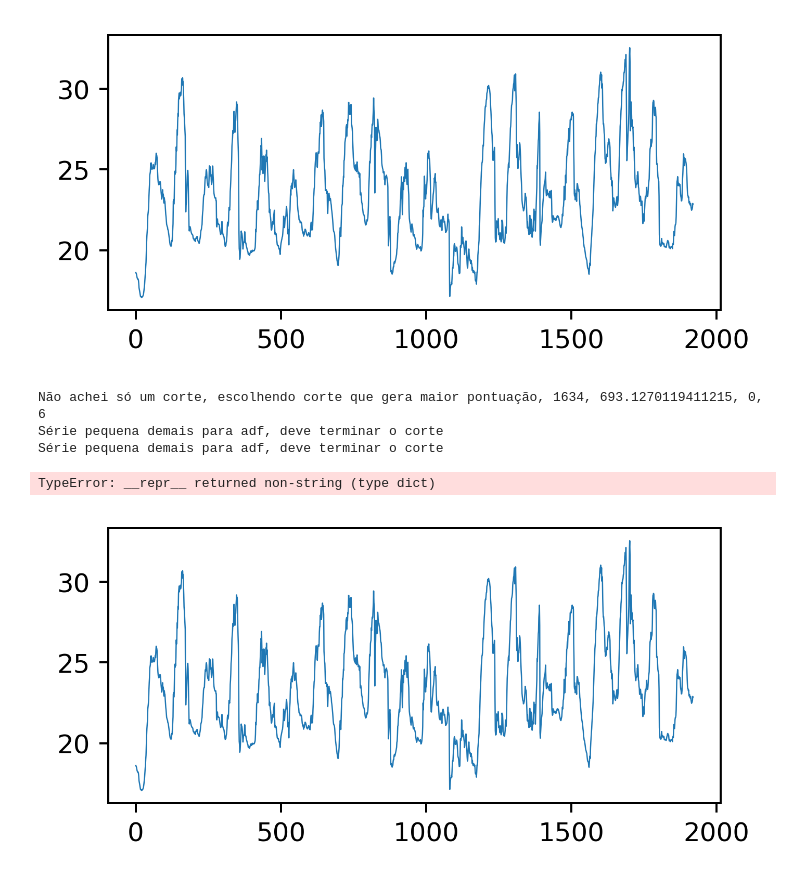
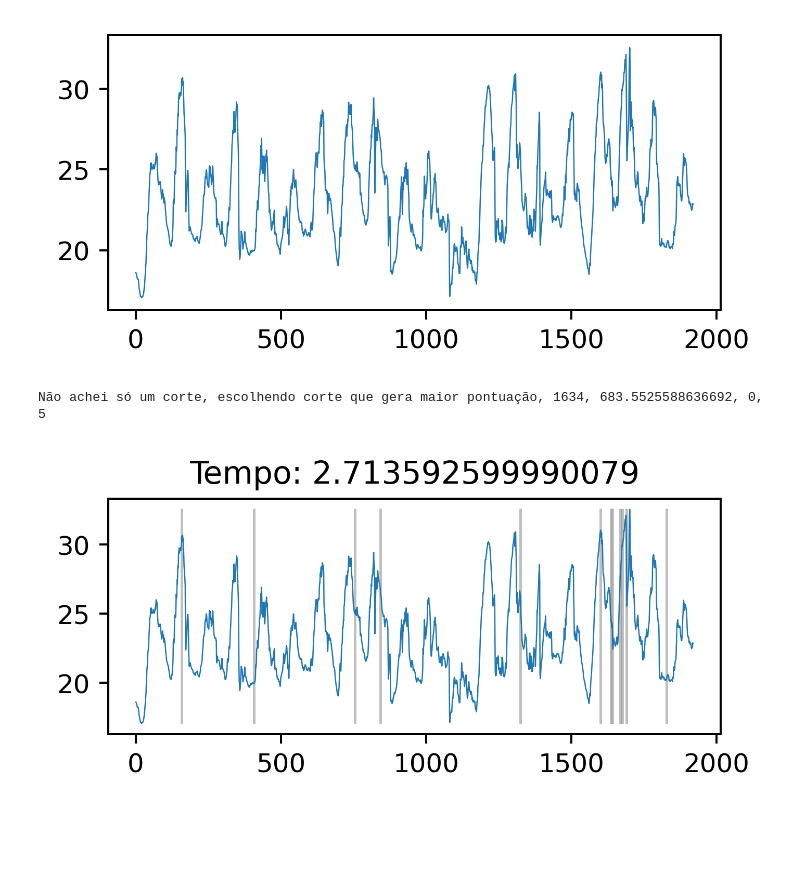
Before and after one commit to BobVitorBob/XTSTree, a Jupyter notebook: evaluate_topdown.ipynb, the cells around one changed output. Cells and saved outputs as stored; diff of their text form; code cells hidden in the pictures; blank space fills up the shorter version.

```diff
--- a/evaluate_topdown.ipynb
+++ b/evaluate_topdown.ipynb
@@ -9,20 +55,14 @@ from plot import plot
 # %%
-series = pd.read_csv('./datasets/base datasets/23025122/export_automaticas_23025122_tempmedar2m.csv')['tempmedar2m'][:96*20]
+series = np.array(pd.read_csv('./datasets/base datasets/23025122/export_automaticas_23025122_tempmedar2m.csv')['tempmedar2m'][:96*20])
 # %%
 plot(series)
 # %% [output]
 [figure]
 # %%
+t = perf_counter()
 ph_model = XTSTreePageHinkley(stop_condition='adf', stop_val=0.5, max_iter=100, min_dist=0)
+ph_model = ph_model.create_splits(series)
+plot(np.array(series), divisions=ph_model.cut_points(), title=f'Tempo: {perf_counter() - t}')
+# %% [output]
+Não achei só um corte, escolhendo corte que gera maior pontuação, 1634, 683.5525588636692, 0, 5
+[figure, added]
-# %%
-ph_model.create_splits(series)
-# %% [output]
-Não achei só um corte, escolhendo corte que gera maior pontuação, 1634, 693.1270119411215, 0, 6
-Série pequena demais para adf, deve terminar o corte
-Série pequena demais para adf, deve terminar o corte
-TypeError: __repr__ returned non-string (type dict)
-# %%
-a = ph_model.cut_series(series)
-plot(series, divisions=ph_model.cut_points())
-# %% [output]
-[figure, removed]
```
Also changed, not shown: parts of 10 cells of this notebook.
